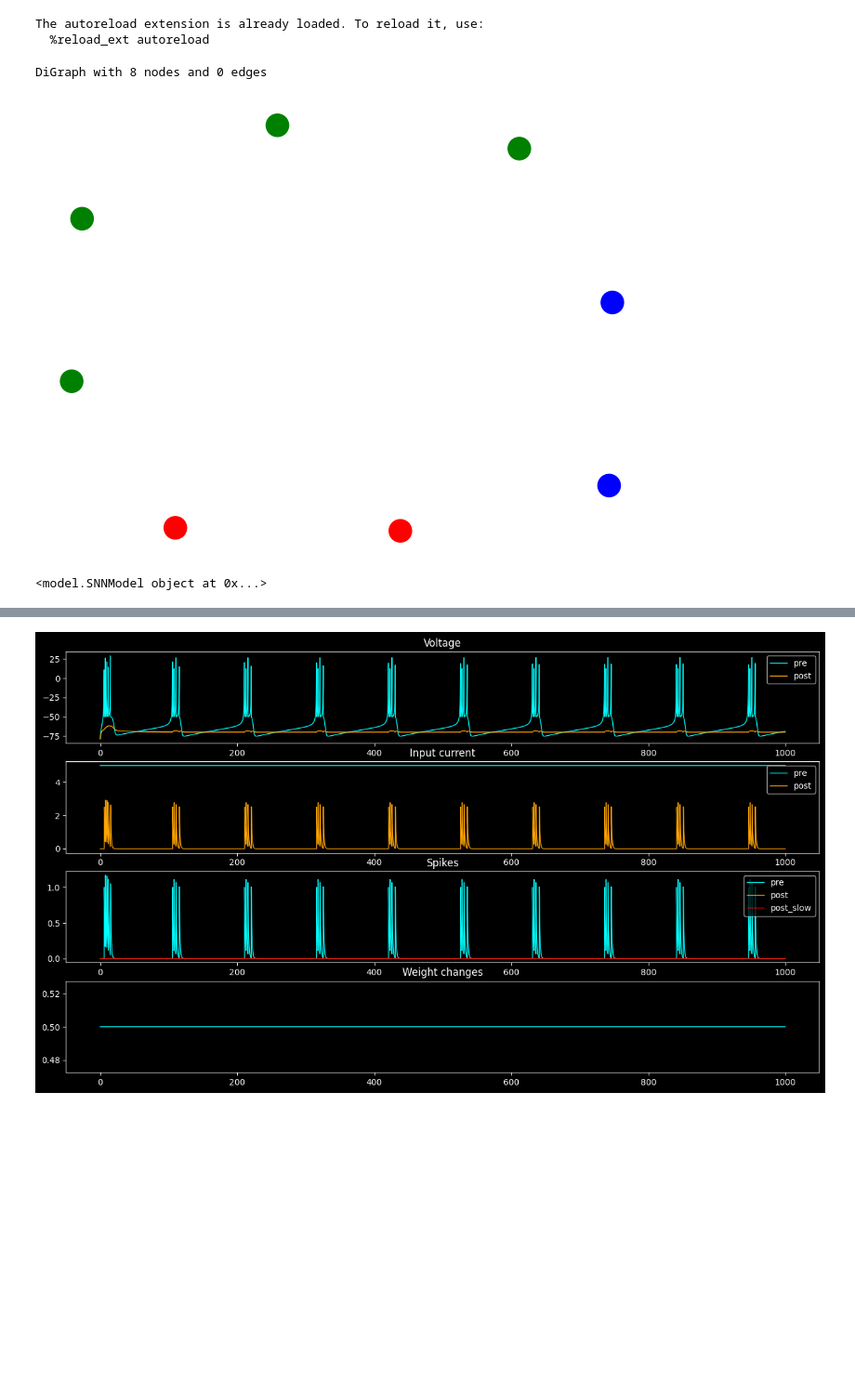
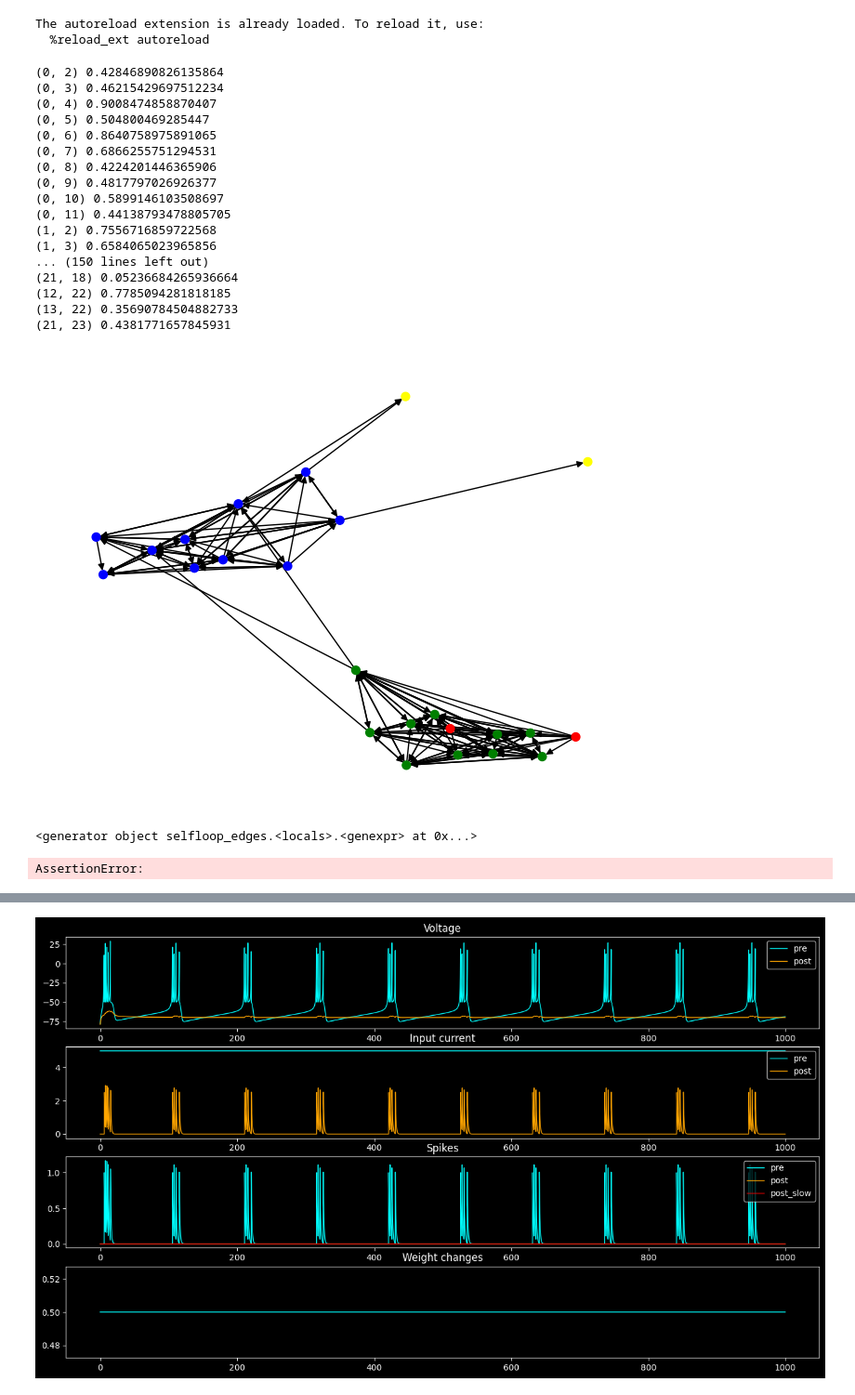
Before and after one commit to iamkg0/rustyspikes, a Jupyter notebook: test.ipynb, the cells around one changed output, grey strips where cells are left out. Shown at 93% size. Cells and saved outputs as stored; diff of their text form; code cells hidden in the pictures; blank space fills up the shorter version.

Commit message:
graph somewhat generates

```diff
--- a/test.ipynb
+++ b/test.ipynb
@@ -15,10 +15,39 @@ The autoreload extension is already loaded. To reload it, use:
 # %%
 snn = SNNModel()
 snn.generate_model('config.txt')
-nx.draw(snn.graph, node_color=snn.color_map)
-plt.show()
-print(snn[0])
 # %% [output]
-DiGraph with 8 nodes and 0 edges
+(0, 2) 0.42846890826135864
+(0, 3) 0.46215429697512234
+(0, 4) 0.9008474858870407
+(0, 5) 0.504800469285447
+(0, 6) 0.8640758975891065
+(0, 7) 0.6866255751294531
+(0, 8) 0.4224201446365906
+(0, 9) 0.4817797026926377
+(0, 10) 0.5899146103508697
+(0, 11) 0.44138793478805705
+(1, 2) 0.7556716859722568
+(1, 3) 0.6584065023965856
+... (150 lines left out)
+(21, 18) 0.05236684265936664
+(12, 22) 0.7785094281818185
+(13, 22) 0.35690784504882733
+(21, 23) 0.4381771657845931
-[figure, removed]
-<model.SNNModel object at 0x...>
+# %%
+nx.draw(snn.graph, node_color=snn.color_map, node_size=40)
+labels = nx.get_edge_attributes(snn.graph, 'weight')
+pos = nx.get_node_attributes(snn.graph, 'pos')
+#nx.draw_networkx_edge_labels(snn.graph, pos, edge_labels=labels)
+# %% [output]
+[figure, added]
+# %%
+snn.graph.remove_edges_from(nx.selfloop_edges(snn.graph))
+print(nx.selfloop_edges(snn.graph))
+# %% [output]
+<generator object selfloop_edges.<locals>.<genexpr> at 0x...>
+# %%
+net = Network('500px', '500px')
+net.from_nx(snn.get_graph())
+net.show('nx.html')
+# %% [output]
+AssertionError:
```
Also changed, not shown: parts of 4 cells of this notebook, 4 other files.
